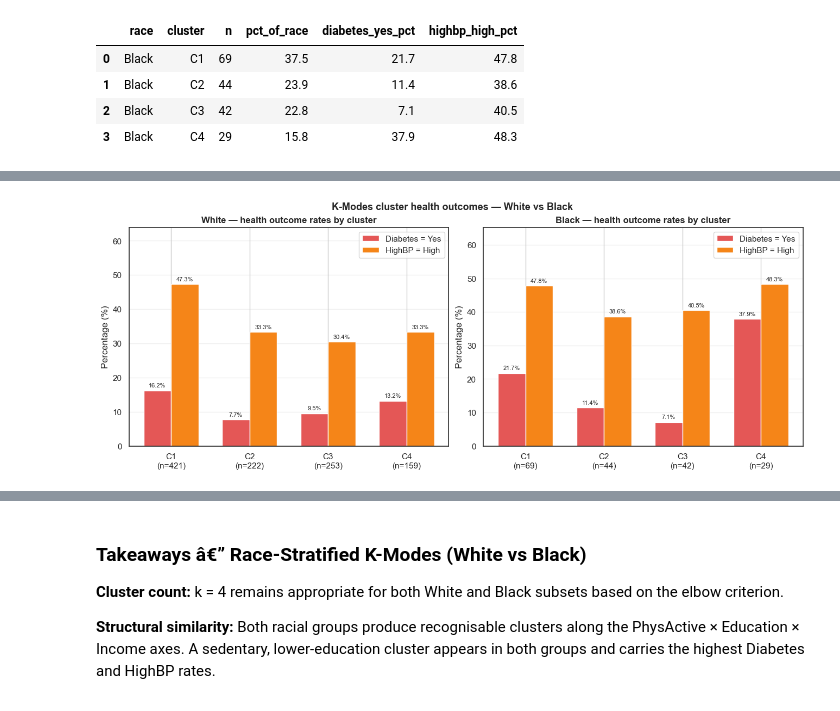
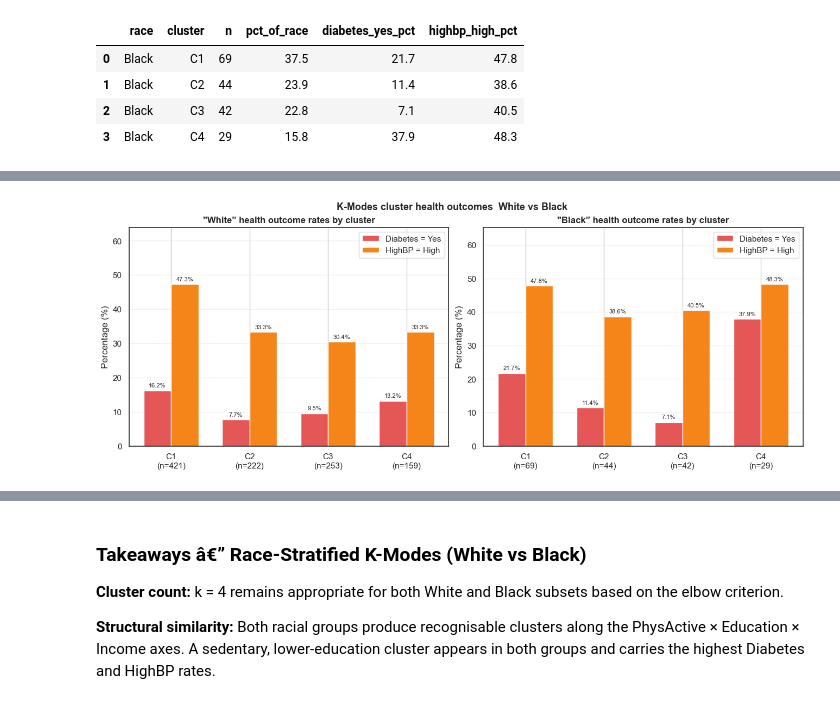
Before and after one commit to georgelord0/STAT-32950-Final-Project, a Jupyter notebook: notebooks/01_descriptive_eda.ipynb, the cells around one changed output, grey strips where cells are left out. Drawn from its saved outputs; the diff is of its cells as text; code cells hidden in the pictures.

```diff
--- a/notebooks/01_descriptive_eda.ipynb
+++ b/notebooks/01_descriptive_eda.ipynb
@@ -1078,7 +1090,25 @@ plt.show()
 
 **Race filter:** Only White (n â‰ˆ 1,831) and Black (n â‰ˆ 407) rows are included here (other races have too few observations for stable K-Modes).
 # %%
-# Race-stratified K-Modes â€” elbow + final model per race
+# Race-stratified K-Modes — elbow + final model per race
+from kmodes.kmodes import KModes
+
+RAND_SEED = 42
+N_INIT = 10
+BEST_K = 4
+CLUSTER_FEATURES = [
+    'Gender', 'Race1', 'Education', 'MaritalStatus', 'HHIncome',
+    'HomeOwn', 'HealthGen', 'PhysActive', 'SmokeNow',
+]
+OUTCOME_VARS = ['Diabetes', 'HighBP']
+CLUSTER_PALETTE = ['#4C78A8', '#54A24B', '#F58518', '#B279A2']
+_order_map = {
+    'Race1': RACE_ORDER, 'Diabetes': DIABETES_ORDER, 'HighBP': HIGHBP_ORDER,
+    'Education': EDUCATION_ORDER, 'HHIncome': INCOME_ORDER, 'HealthGen': HEALTH_ORDER,
+    'Gender': GENDER_ORDER, 'MaritalStatus': MARITAL_ORDER,
+    'PhysActive': PHYSACTIVE_ORDER, 'SmokeNow': SMOKENOW_ORDER,
+}
+
 RACE_SUBSETS = {
     'White': df[df['Race1'] == 'White'].reset_index(drop=True),
     'Black': df[df['Race1'] == 'Black'].reset_index(drop=True),
@@ -1102,7 +1132,7 @@ for ax, (race, rdf) in zip(axes, RACE_SUBSETS.items()):
     for k, v in zip(ks, vals):
         ax.annotate(f'{v:.0f}', (k, v), textcoords='offset points',
                     xytext=(0, 8), ha='center', fontsize=8)
-    ax.set_title(f'{race} â€” K-Modes elbow (n={len(rdf):,})', fontweight='bold')
+    ax.set_title(f'"{race}” K-Modes elbow (n={len(rdf):,})', fontweight='bold')
     ax.set_xlabel('k'); ax.set_ylabel('Total cost')
     ax.legend(); ax.grid(alpha=0.3)
 
@@ -1217,28 +1247,28 @@ plt.show()
 # %%
 # Figure 20 â€” Health outcome rates by cluster for each race
 fig, axes = plt.subplots(1, 2, figsize=(13, 5), constrained_layout=True)
 w = 0.35
 
 for ax, race in zip(axes, ['White', 'Black']):
     sub = race_outcomes_df[race_outcomes_df['race'] == race].reset_index(drop=True)
     x = np.arange(len(sub))
     b1 = ax.bar(x - w/2, sub['diabetes_yes_pct'], w, color='#E45756', label='Diabetes = Yes')
     b2 = ax.bar(x + w/2, sub['highbp_high_pct'],  w, color='#F58518', label='HighBP = High')
     ax.bar_label(b1, fmt='%.1f%%', fontsize=8, padding=3)
     ax.bar_label(b2, fmt='%.1f%%', fontsize=8, padding=3)
     ax.set_xticks(x)
     ax.set_xticklabels([f'{c}\n(n={int(n):,})' for c, n in zip(sub['cluster'], sub['n'])])
-    ax.set_title(f'{race} â€” health outcome rates by cluster', fontweight='bold')
+    ax.set_title(f'"{race}” health outcome rates by cluster', fontweight='bold')
     ax.set_ylabel('Percentage (%)')
     ymax = max(sub['diabetes_yes_pct'].max(), sub['highbp_high_pct'].max())
     ax.set_ylim(0, ymax * 1.35)
     ax.legend(); ax.grid(axis="y", alpha=0.3)
 
-fig.suptitle('K-Modes cluster health outcomes â€” White vs Black', fontsize=13, fontweight='bold')
+fig.suptitle('K-Modes cluster health outcomes  White vs Black', fontsize=13, fontweight='bold')
 fig.savefig(CLUSTER_FIGURE_DIR / 'fig_20_race_cluster_outcomes.png', dpi=200)
 plt.show()
 # %% [output]
-[figure, old version]
+[figure, new version]
 # %%
 # Figure 21 â€” Cluster profile heatmaps: White (top) vs Black (bottom)
 KEY_FEATS = ['Education', 'HHIncome', 'HealthGen', 'PhysActive']
```
Also changed, not shown: parts of 20 cells of this notebook, 23 other files.
